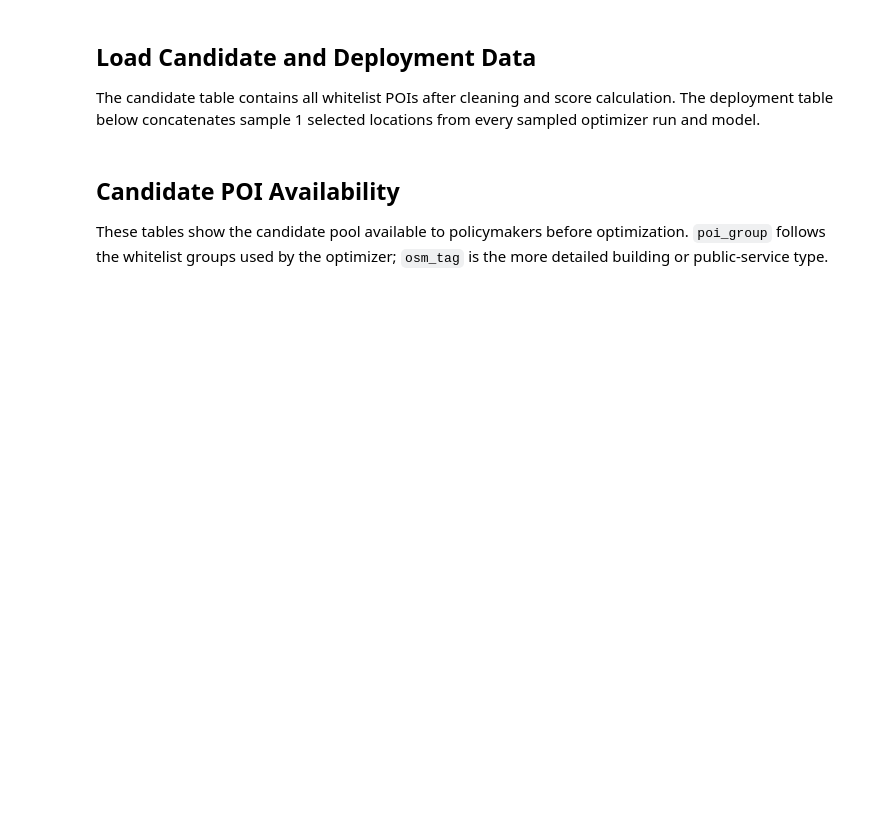
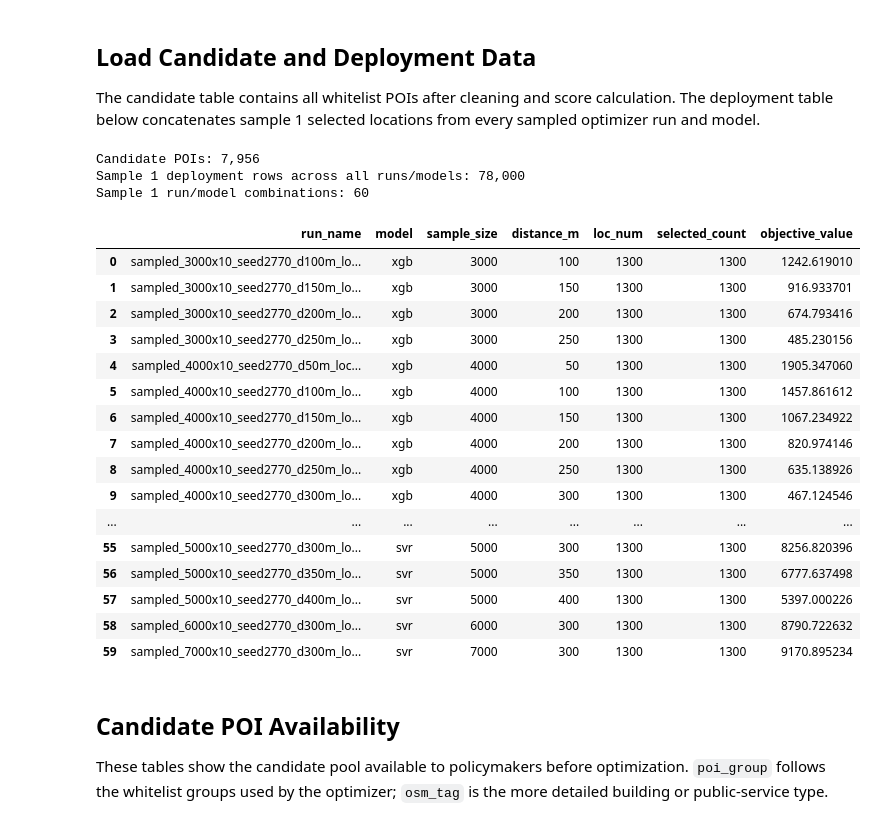
Before and after one commit to giraffeiscute/Yi-xing-city-OHCA-loctaion-prediction, a Jupyter notebook: notebooks/11_aed_poi_policy_analysis.ipynb, the cells around one changed output. Drawn from its saved outputs; the diff is of its cells as text; code cells hidden in the pictures; blank space fills up the shorter version.

```diff
--- a/notebooks/11_aed_poi_policy_analysis.ipynb
+++ b/notebooks/11_aed_poi_policy_analysis.ipynb
@@ -91,12 +95,12 @@ def add_poi_group(df: pd.DataFrame) -> pd.DataFrame:
     out = df.copy()
     out["osm_tag"] = out["osm_tag"].fillna("unknown").astype(str)
     out["poi_group"] = out["osm_tag"].map(TAG_TO_GROUP).fillna("other")
-    if "行业大类" in out.columns:
-        out["industry_major"] = out["行业大类"].fillna("unknown").astype(str)
+    if "銵?憭抒掩" in out.columns:
+        out["industry_major"] = out["銵?憭抒掩"].fillna("unknown").astype(str)
     else:
         out["industry_major"] = "unknown"
-    if "行业中类" in out.columns:
-        out["industry_middle"] = out["行业中类"].fillna("unknown").astype(str)
+    if "銵?銝剔掩" in out.columns:
+        out["industry_middle"] = out["銵?銝剔掩"].fillna("unknown").astype(str)
     else:
         out["industry_middle"] = "unknown"
     return out
@@ -121,33 +125,54 @@ for summary_path in summary_paths:
     summary_frames.append(frame)
 
 run_summary = pd.concat(summary_frames, ignore_index=True)
 sample1_summary = run_summary[(run_summary["sample_id"] == 1) & (run_summary["model"].isin(MODEL_ORDER))].copy()
 sample1_summary["model"] = pd.Categorical(sample1_summary["model"], MODEL_ORDER, ordered=True)
 sample1_summary = sample1_summary.sort_values(["model", "sample_size", "distance_m", "run_name"]).reset_index(drop=True)
 
 selected_frames = []
 for row in sample1_summary.itertuples(index=False):
     selected_path = resolve_output_path(row.output_path, row.run_name)
     selected = pd.read_csv(selected_path)
     selected = add_poi_group(selected)
     selected["model"] = str(row.model)
     selected["run_name"] = row.run_name
     selected["sample_size"] = int(row.sample_size)
     selected["distance_m"] = int(row.distance_m)
     selected["loc_num"] = int(row.loc_num)
     selected["objective_value"] = float(row.objective_value)
     selected["selected_path"] = str(selected_path)
     selected_frames.append(selected)
 
 deployments = pd.concat(selected_frames, ignore_index=True)
 for col in list(SCORE_COLS.values()) + list(RANK_COLS.values()):
     deployments[col] = pd.to_numeric(deployments[col], errors="coerce")
 
 print(f"Candidate POIs: {len(candidates):,}")
 print(f"Sample 1 deployment rows across all runs/models: {len(deployments):,}")
 print(f"Sample 1 run/model combinations: {sample1_summary.shape[0]:,}")
 
 display(sample1_summary[["run_name", "model", "sample_size", "distance_m", "loc_num", "selected_count", "objective_value"]])
+# %% [output]
+Candidate POIs: 7,956
+Sample 1 deployment rows across all runs/models: 78,000
+Sample 1 run/model combinations: 60
+|  | run_name | model | sample_size | distance_m | loc_num | selected_count | objective_value |
+| 0 | sampled_3000x10_seed2770_d100m_lo... | xgb | 3000 | 100 | 1300 | 1300 | 1242.619010 |
+| 1 | sampled_3000x10_seed2770_d150m_lo... | xgb | 3000 | 150 | 1300 | 1300 | 916.933701 |
+| 2 | sampled_3000x10_seed2770_d200m_lo... | xgb | 3000 | 200 | 1300 | 1300 | 674.793416 |
+| 3 | sampled_3000x10_seed2770_d250m_lo... | xgb | 3000 | 250 | 1300 | 1300 | 485.230156 |
+| 4 | sampled_4000x10_seed2770_d50m_loc... | xgb | 4000 | 50 | 1300 | 1300 | 1905.347060 |
+| 5 | sampled_4000x10_seed2770_d100m_lo... | xgb | 4000 | 100 | 1300 | 1300 | 1457.861612 |
+| 6 | sampled_4000x10_seed2770_d150m_lo... | xgb | 4000 | 150 | 1300 | 1300 | 1067.234922 |
+| 7 | sampled_4000x10_seed2770_d200m_lo... | xgb | 4000 | 200 | 1300 | 1300 | 820.974146 |
+| 8 | sampled_4000x10_seed2770_d250m_lo... | xgb | 4000 | 250 | 1300 | 1300 | 635.138926 |
+| 9 | sampled_4000x10_seed2770_d300m_lo... | xgb | 4000 | 300 | 1300 | 1300 | 467.124546 |
+| ... | ... | ... | ... | ... | ... | ... | ... |
+| 55 | sampled_5000x10_seed2770_d300m_lo... | svr | 5000 | 300 | 1300 | 1300 | 8256.820396 |
+| 56 | sampled_5000x10_seed2770_d350m_lo... | svr | 5000 | 350 | 1300 | 1300 | 6777.637498 |
+| 57 | sampled_5000x10_seed2770_d400m_lo... | svr | 5000 | 400 | 1300 | 1300 | 5397.000226 |
+| 58 | sampled_6000x10_seed2770_d300m_lo... | svr | 6000 | 300 | 1300 | 1300 | 8790.722632 |
+| 59 | sampled_7000x10_seed2770_d300m_lo... | svr | 7000 | 300 | 1300 | 1300 | 9170.895234 |
 # %% [markdown]
 ## Candidate POI Availability
 
```
Also changed, not shown: parts of 8 cells of this notebook.
